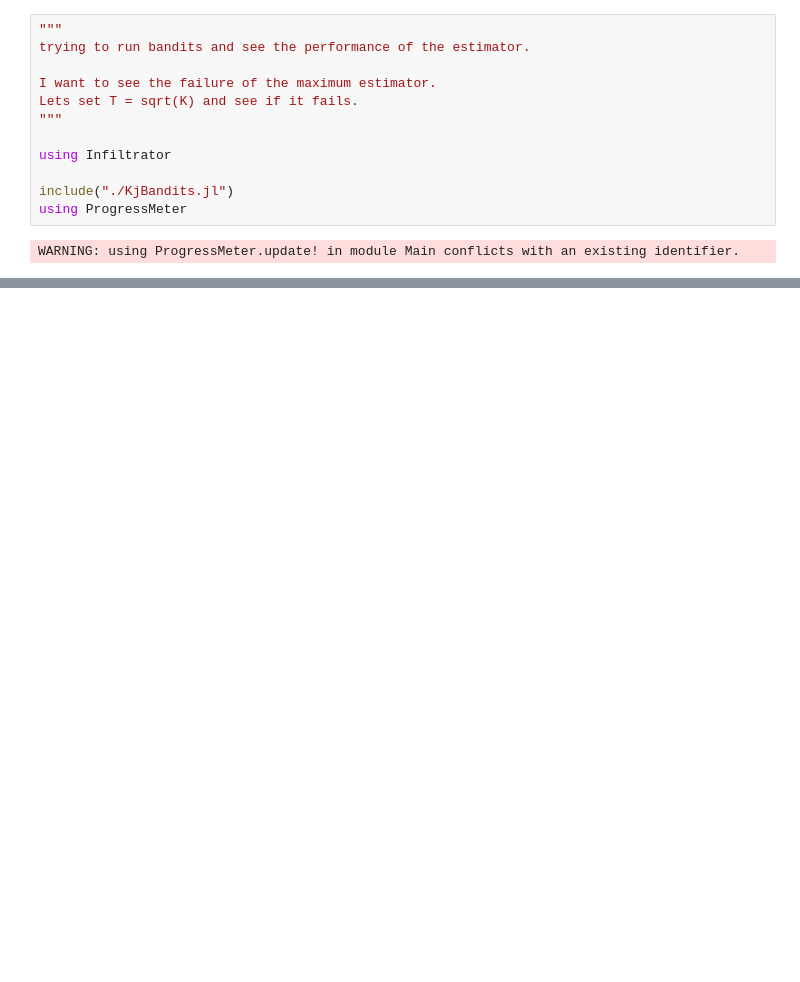
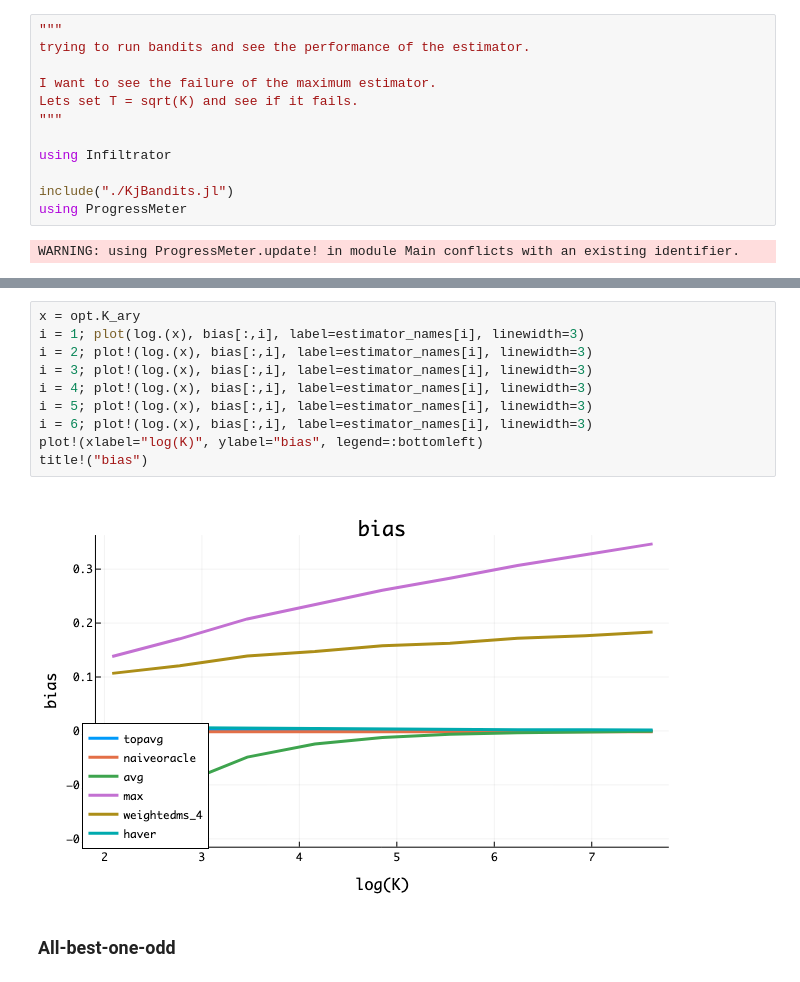
Before and after one commit to tnguyen9210/max-estimator, a Jupyter notebook: 23-0105-6.ipynb, the cells around one changed output, grey strips where cells are left out. Saved outputs shown, nothing was run; the diff lists cells and outputs as text; blank space fills up the shorter version.

```diff
--- a/23-0105-6.ipynb
+++ b/23-0105-6.ipynb
@@ -184,0 +285,14 @@ title!("bias")
+# %%
+x = opt.K_ary
+i = 1; plot(log.(x), bias[:,i], label=estimator_names[i], linewidth=3)
+i = 2; plot!(log.(x), bias[:,i], label=estimator_names[i], linewidth=3)
+i = 3; plot!(log.(x), bias[:,i], label=estimator_names[i], linewidth=3)
+i = 4; plot!(log.(x), bias[:,i], label=estimator_names[i], linewidth=3)
+i = 5; plot!(log.(x), bias[:,i], label=estimator_names[i], linewidth=3)
+i = 6; plot!(log.(x), bias[:,i], label=estimator_names[i], linewidth=3)
+plot!(xlabel="log(K)", ylabel="bias", legend=:bottomleft)
+title!("bias")
+# %% [output]
+[figure, added]
+# %% [markdown]
+### All-best-one-odd
```
Also changed, not shown: parts of 27 cells of this notebook, 2 other files.
